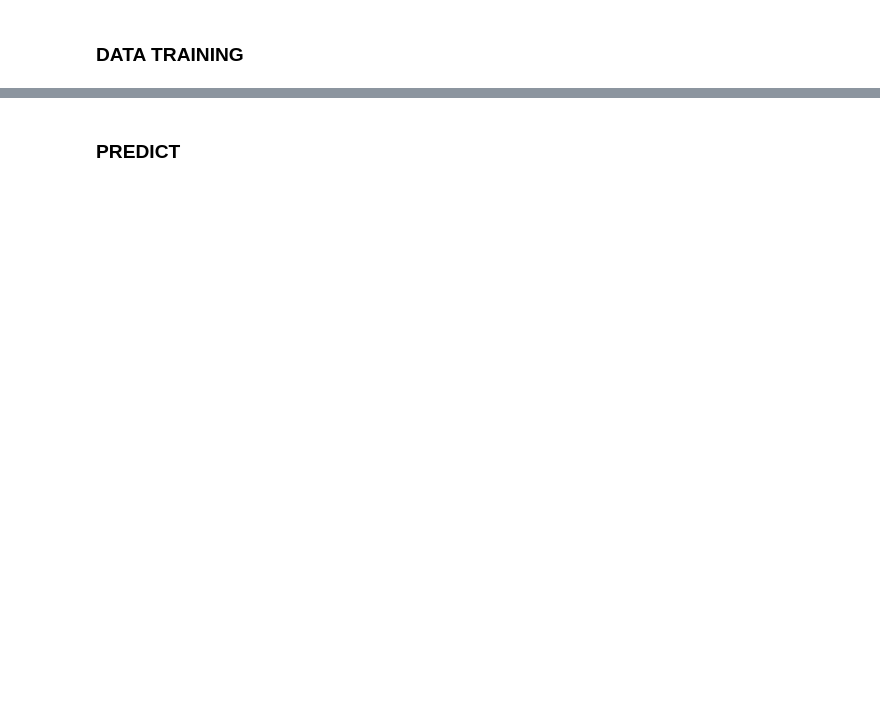
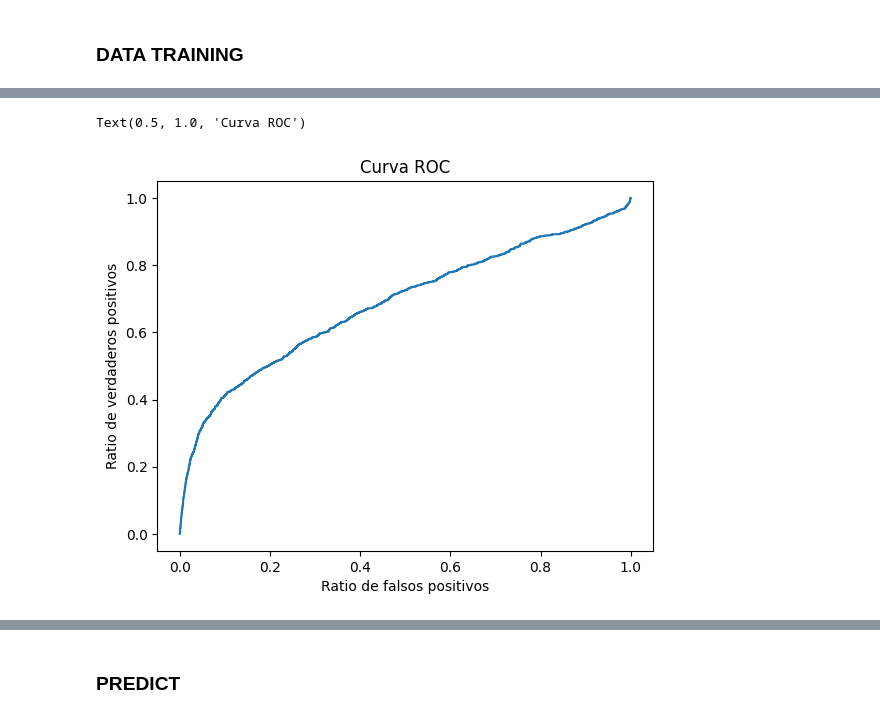
Before and after one commit to diegogerwig/Kaggle, a Jupyter notebook: TheBridge/show_me_the_money/show_me_the_money.ipynb, the cells around one changed output, grey strips where cells are left out. Cells and saved outputs as stored; diff of their text form; code cells hidden in the pictures; blank space fills up the shorter version.

```diff
--- a/TheBridge/show_me_the_money/show_me_the_money.ipynb
+++ b/TheBridge/show_me_the_money/show_me_the_money.ipynb
@@ -143,0 +194,7 @@ memory usage: 9.6 MB
+# %%
+from sklearn.metrics import roc_curve
+
+y_pred_prob = log_r.predict_proba(X_test_scal)
+
+fpr, tpr, threshold = roc_curve(y_test, y_pred_prob[:,1])
+pd.DataFrame({"tpr":tpr, "fpr":fpr, "threshold":threshold})
@@ -143,0 +215,11 @@ memory usage: 9.6 MB
+# %%
+import matplotlib.pyplot as plt
+
+plt.plot(fpr, tpr)
+
+plt.xlabel("Ratio de falsos positivos")
+plt.ylabel("Ratio de verdaderos positivos")
+plt.title("Curva ROC")
+# %% [output]
+Text(0.5, 1.0, 'Curva ROC')
+[figure, added]
```
Also changed, not shown: parts of 27 cells of this notebook, 10 other files.
